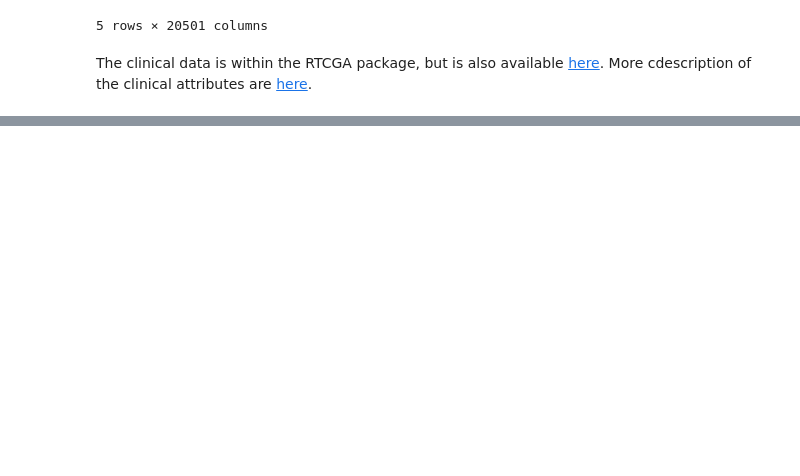
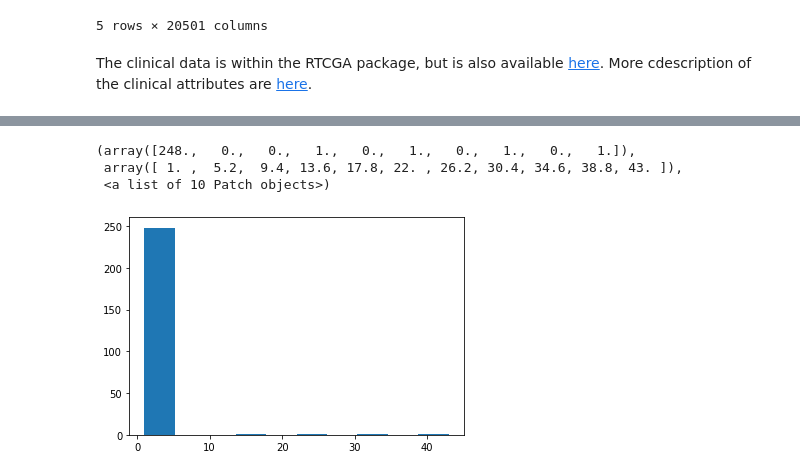
Before and after one commit to sohilsshah91/hacknights, a Jupyter notebook: tcga-series/workshop2/Hacknights_TCGA_Modeling.ipynb, the cells around one changed output, grey strips where cells are left out. Drawn from its saved outputs; the diff is of its cells as text; code cells hidden in the pictures; blank space fills up the shorter version.

```diff
--- a/tcga-series/workshop2/Hacknights_TCGA_Modeling.ipynb
+++ b/tcga-series/workshop2/Hacknights_TCGA_Modeling.ipynb
@@ -98,0 +81,4 @@ In this section, we will set up a supervised learning paradigm using the Genes w
+# %%
+clinical = pd.read_csv('clinical.tsv', sep='\t')
+clinical['submitter_id'] = clinical['submitter_id'].map(lambda x: x.lower())
+clinical.head()
@@ -98,0 +135,8 @@ In this section, we will set up a supervised learning paradigm using the Genes w
+# %%
+tumor_stages = clinical['tumor_stage'].value_counts()
+plt.hist(tumor_stages.values)
+# %% [output]
+(array([248.,   0.,   0.,   1.,   0.,   1.,   0.,   1.,   0.,   1.]),
+ array([ 1. ,  5.2,  9.4, 13.6, 17.8, 22. , 26.2, 30.4, 34.6, 38.8, 43. ]),
+ <a list of 10 Patch objects>)
+[figure, added]
```
Also changed, not shown: parts of 20 cells of this notebook.
